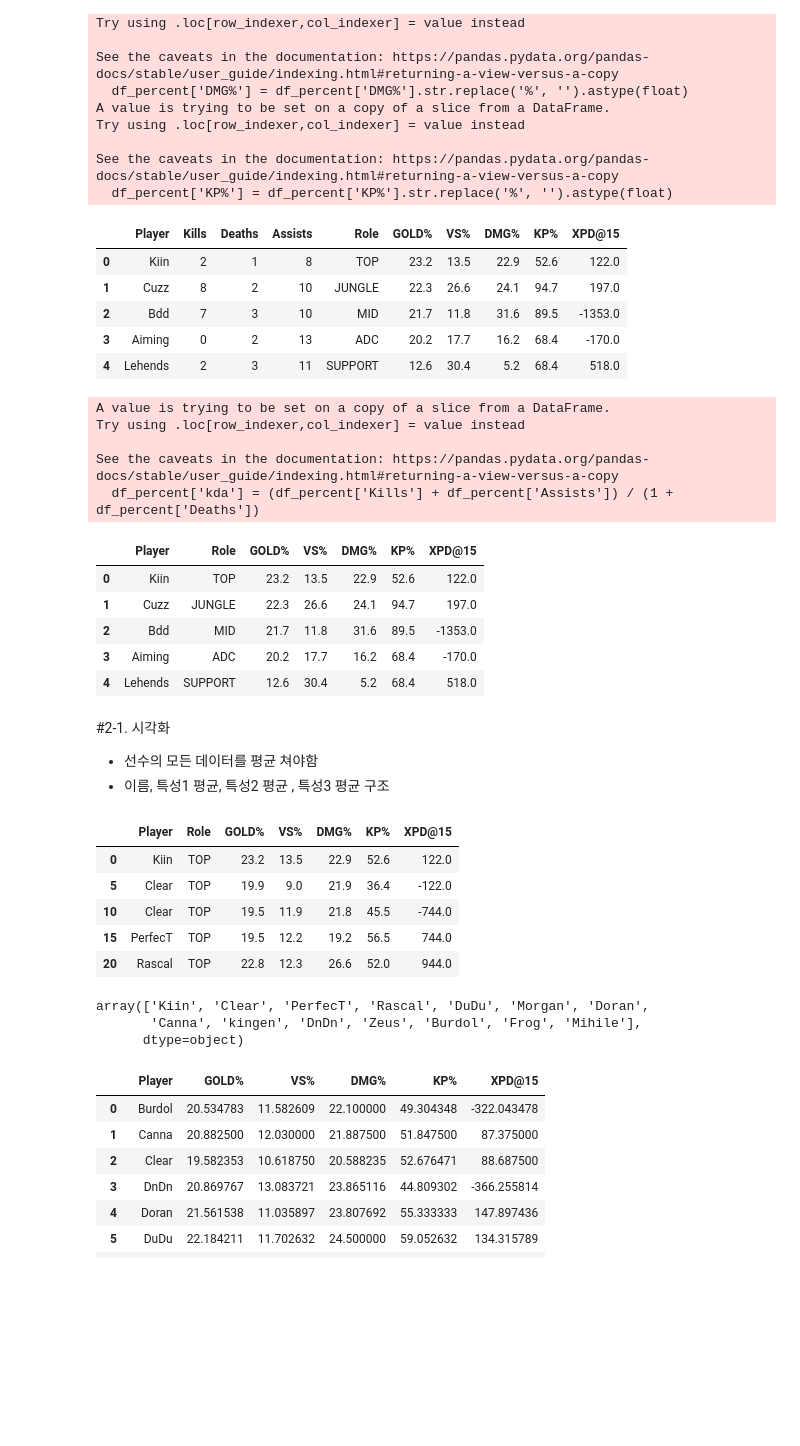
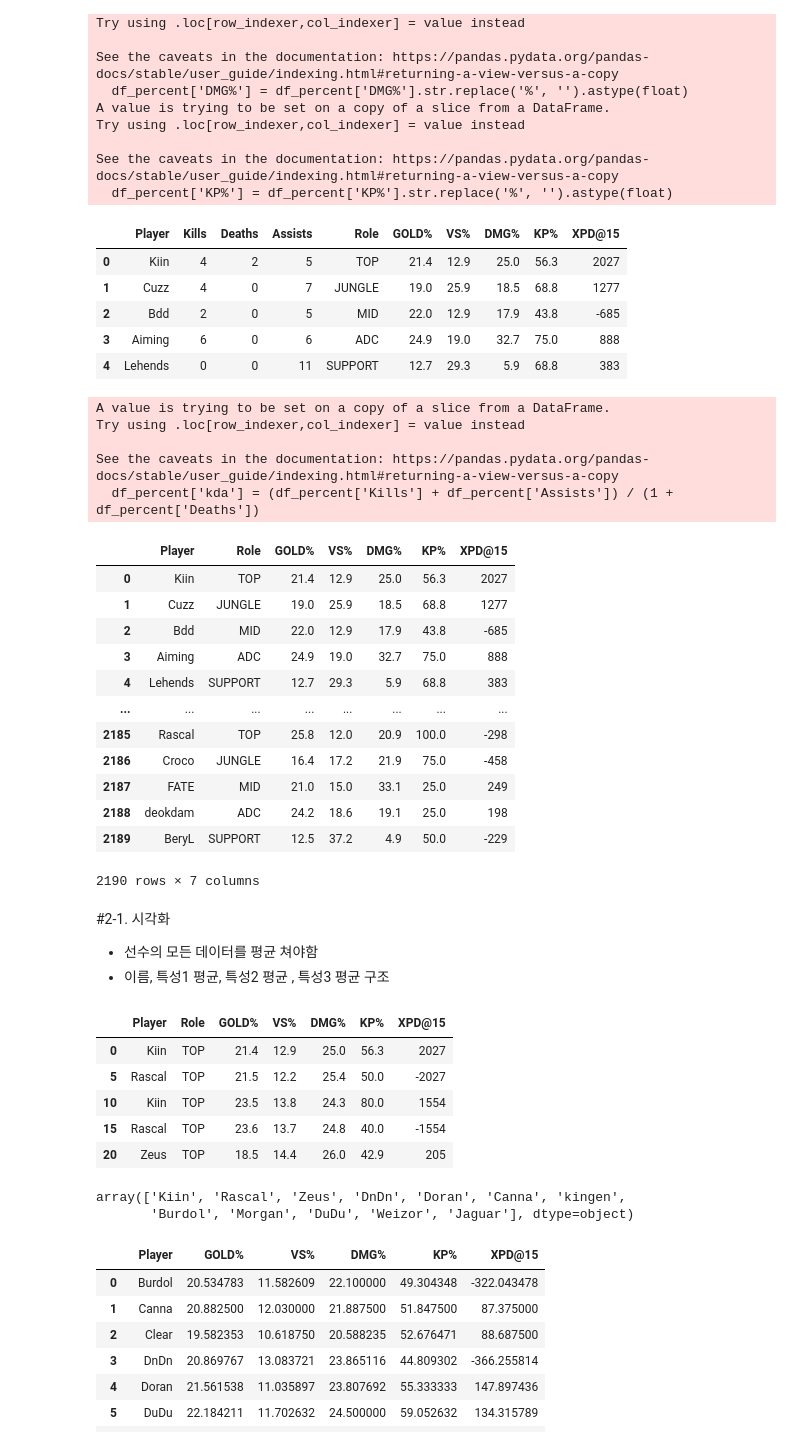
Before and after one commit to wan6570/FlyAI_Project, a Jupyter notebook: Project_Trial1(오각형 만들기)_윤민석.ipynb, the cells around one changed output. Drawn from its saved outputs; the diff is of its cells as text; code cells hidden in the pictures; blank space fills up the shorter version.

```diff
--- a/Project_Trial1(오각형 만들기)_윤민석.ipynb
+++ b/Project_Trial1(오각형 만들기)_윤민석.ipynb
@@ -18,3 +16,5 @@ df = pd.read_csv('/content/drive/MyDrive/Colab Notebooks/Fly AI/LCK_2023_SUMMER.
+# %%
+df = pd.read_csv('F:\Python\FlyAI_Project\Data\RawData\GameStats\LCK_2023_SPRING.csv')
 # %% [markdown]
 ## 2. 데이터 전처리
 ### Feature Selection
@@ -64,11 +71,11 @@ See the caveats in the documentation: https://pandas.pydata.org/pandas-docs/stab
 df_percent.head()
 # %% [output]
 |  | Player | Kills | Deaths | Assists | Role | GOLD% | VS% | DMG% | KP% | XPD@15 |
-| 0 | Kiin | 2 | 1 | 8 | TOP | 23.2 | 13.5 | 22.9 | 52.6 | 122.0 |
-| 1 | Cuzz | 8 | 2 | 10 | JUNGLE | 22.3 | 26.6 | 24.1 | 94.7 | 197.0 |
-| 2 | Bdd | 7 | 3 | 10 | MID | 21.7 | 11.8 | 31.6 | 89.5 | -1353.0 |
-| 3 | Aiming | 0 | 2 | 13 | ADC | 20.2 | 17.7 | 16.2 | 68.4 | -170.0 |
-| 4 | Lehends | 2 | 3 | 11 | SUPPORT | 12.6 | 30.4 | 5.2 | 68.4 | 518.0 |
+| 0 | Kiin | 4 | 2 | 5 | TOP | 21.4 | 12.9 | 25.0 | 56.3 | 2027 |
+| 1 | Cuzz | 4 | 0 | 7 | JUNGLE | 19.0 | 25.9 | 18.5 | 68.8 | 1277 |
+| 2 | Bdd | 2 | 0 | 5 | MID | 22.0 | 12.9 | 17.9 | 43.8 | -685 |
+| 3 | Aiming | 6 | 0 | 6 | ADC | 24.9 | 19.0 | 32.7 | 75.0 | 888 |
+| 4 | Lehends | 0 | 0 | 11 | SUPPORT | 12.7 | 29.3 | 5.9 | 68.8 | 383 |
 # %%
 df_percent['kda'] = (df_percent['Kills'] + df_percent['Assists']) / (1 + df_percent['Deaths'])
 # %% [output]
@@ -80,14 +87,21 @@ See the caveats in the documentation: https://pandas.pydata.org/pandas-docs/stab
 # %%
 df_raw = df_percent[['Player','Role','GOLD%','VS%','DMG%','KP%','XPD@15']]
 # %%
-df_raw.head()
+df_raw
 # %% [output]
 |  | Player | Role | GOLD% | VS% | DMG% | KP% | XPD@15 |
-| 0 | Kiin | TOP | 23.2 | 13.5 | 22.9 | 52.6 | 122.0 |
-| 1 | Cuzz | JUNGLE | 22.3 | 26.6 | 24.1 | 94.7 | 197.0 |
-| 2 | Bdd | MID | 21.7 | 11.8 | 31.6 | 89.5 | -1353.0 |
-| 3 | Aiming | ADC | 20.2 | 17.7 | 16.2 | 68.4 | -170.0 |
-| 4 | Lehends | SUPPORT | 12.6 | 30.4 | 5.2 | 68.4 | 518.0 |
+| 0 | Kiin | TOP | 21.4 | 12.9 | 25.0 | 56.3 | 2027 |
+| 1 | Cuzz | JUNGLE | 19.0 | 25.9 | 18.5 | 68.8 | 1277 |
+| 2 | Bdd | MID | 22.0 | 12.9 | 17.9 | 43.8 | -685 |
+| 3 | Aiming | ADC | 24.9 | 19.0 | 32.7 | 75.0 | 888 |
+| 4 | Lehends | SUPPORT | 12.7 | 29.3 | 5.9 | 68.8 | 383 |
+| ... | ... | ... | ... | ... | ... | ... | ... |
+| 2185 | Rascal | TOP | 25.8 | 12.0 | 20.9 | 100.0 | -298 |
+| 2186 | Croco | JUNGLE | 16.4 | 17.2 | 21.9 | 75.0 | -458 |
+| 2187 | FATE | MID | 21.0 | 15.0 | 33.1 | 25.0 | 249 |
+| 2188 | deokdam | ADC | 24.2 | 18.6 | 19.1 | 25.0 | 198 |
+| 2189 | BeryL | SUPPORT | 12.5 | 37.2 | 4.9 | 50.0 | -229 |
+2190 rows × 7 columns
 # %%
 df_TOP = df_raw.loc[df_raw['Role'] == 'TOP']
 df_JUNGLE = df_raw.loc[df_raw['Role'] == 'JUNGLE']
@@ -102,17 +116,16 @@ df_SUPPORT = df_raw.loc[df_raw['Role'] == 'SUPPORT']
 df_TOP.head()
 # %% [output]
 |  | Player | Role | GOLD% | VS% | DMG% | KP% | XPD@15 |
-| 0 | Kiin | TOP | 23.2 | 13.5 | 22.9 | 52.6 | 122.0 |
-| 5 | Clear | TOP | 19.9 | 9.0 | 21.9 | 36.4 | -122.0 |
-| 10 | Clear | TOP | 19.5 | 11.9 | 21.8 | 45.5 | -744.0 |
-| 15 | PerfecT | TOP | 19.5 | 12.2 | 19.2 | 56.5 | 744.0 |
-| 20 | Rascal | TOP | 22.8 | 12.3 | 26.6 | 52.0 | 944.0 |
+| 0 | Kiin | TOP | 21.4 | 12.9 | 25.0 | 56.3 | 2027 |
+| 5 | Rascal | TOP | 21.5 | 12.2 | 25.4 | 50.0 | -2027 |
+| 10 | Kiin | TOP | 23.5 | 13.8 | 24.3 | 80.0 | 1554 |
+| 15 | Rascal | TOP | 23.6 | 13.7 | 24.8 | 40.0 | -1554 |
+| 20 | Zeus | TOP | 18.5 | 14.4 | 26.0 | 42.9 | 205 |
 # %%
 df_TOP['Player'].unique()
 # %% [output]
-array(['Kiin', 'Clear', 'PerfecT', 'Rascal', 'DuDu', 'Morgan', 'Doran',
-       'Canna', 'kingen', 'DnDn', 'Zeus', 'Burdol', 'Frog', 'Mihile'],
-      dtype=object)
+array(['Kiin', 'Rascal', 'Zeus', 'DnDn', 'Doran', 'Canna', 'kingen',
+       'Burdol', 'Morgan', 'DuDu', 'Weizor', 'Jaguar'], dtype=object)
 # %%
 average_stats = df_TOP.groupby('Player',as_index=False).mean()
 # %%
```
Also changed, not shown: parts of 5 cells of this notebook, 1 other file.
